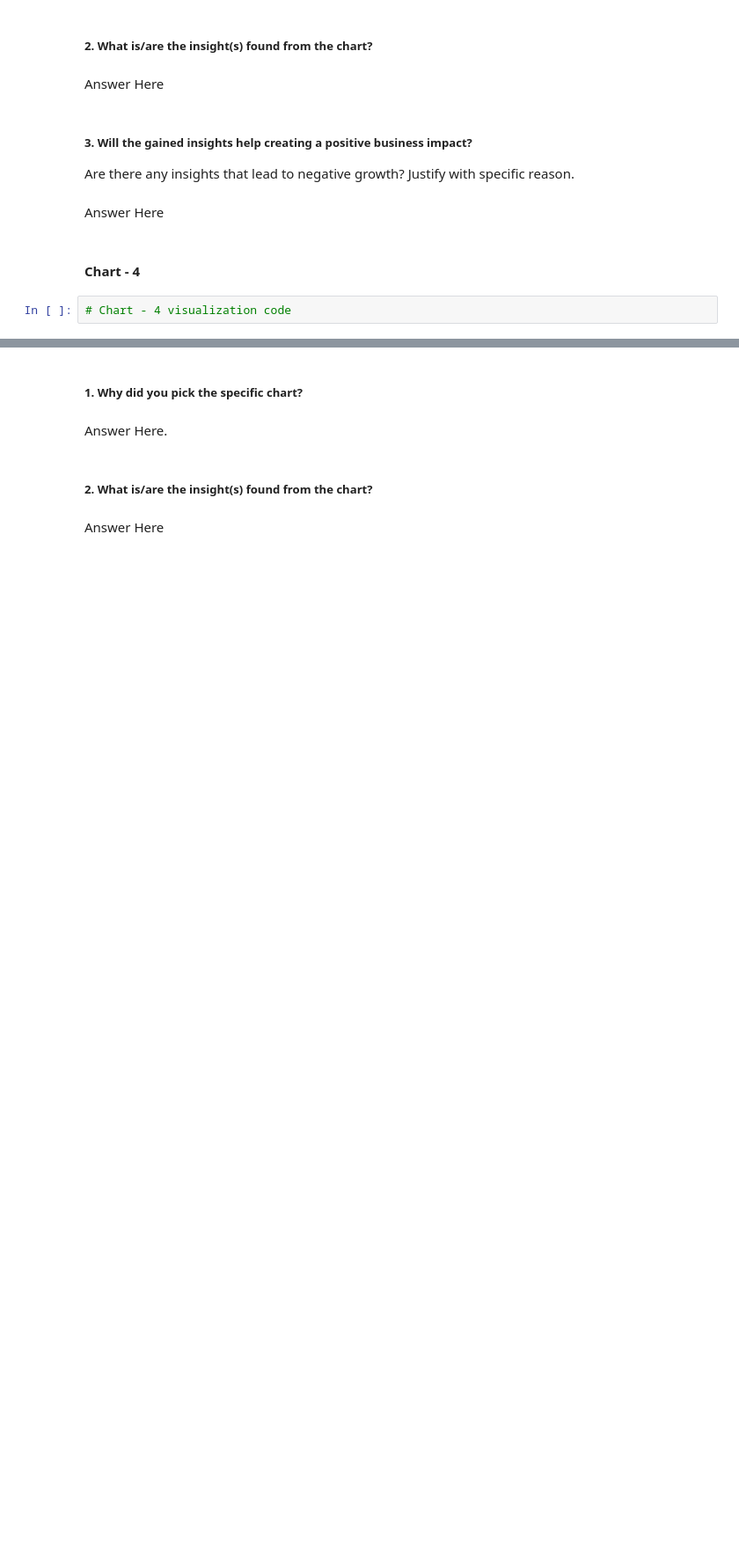
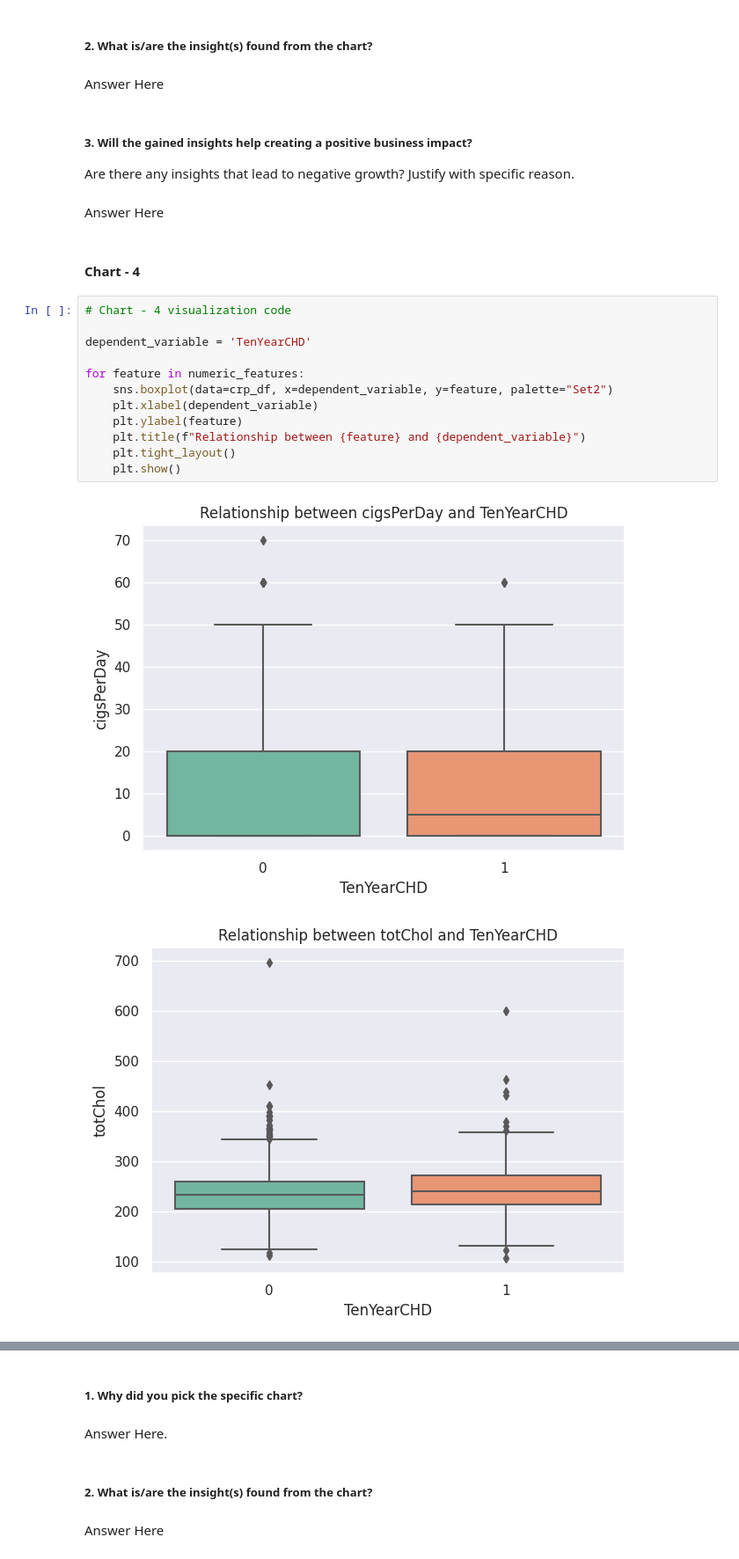
Before and after one commit to hitcaff/Cardiovascular_Risk_Prediction, a Jupyter notebook: Hitesh_Srivastava__Cardiovascular_Risk_Prediction.ipynb, the cells around one changed output, grey strips where cells are left out. Shown at 88% size. Drawn from its saved outputs; the diff is of its cells as text; blank space fills up the shorter version.

```diff
--- a/Hitesh_Srivastava__Cardiovascular_Risk_Prediction.ipynb
+++ b/Hitesh_Srivastava__Cardiovascular_Risk_Prediction.ipynb
@@ -395,5 +454,18 @@ Are there any insights that lead to negative growth? Justify with specific reaso
 Answer Here
 # %% [markdown]
 #### Chart - 4
-# %%
-# Chart - 4 visualization code
+# %%
+# Chart - 4 visualization code
+
+dependent_variable = 'TenYearCHD'
+
+for feature in numeric_features:
+    sns.boxplot(data=crp_df, x=dependent_variable, y=feature, palette="Set2")
+    plt.xlabel(dependent_variable)
+    plt.ylabel(feature)
+    plt.title(f"Relationship between {feature} and {dependent_variable}")
+    plt.tight_layout()
+    plt.show()
+# %% [output]
+[figure, added]
+[figure, added]
```
Also changed, not shown: parts of 15 cells of this notebook.
